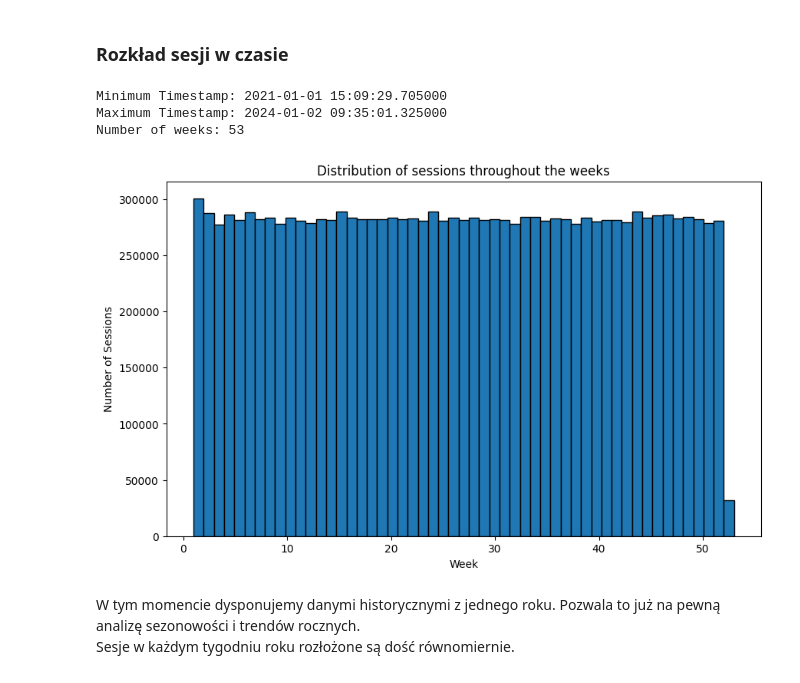
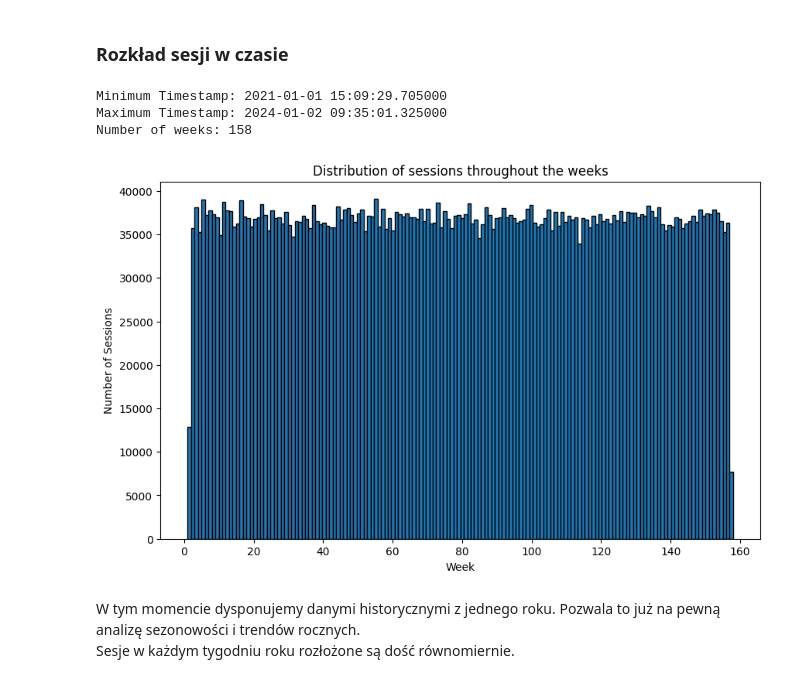
Before and after one commit to Kieru18/Next-Week-s-Top-Tracks, a Jupyter notebook: data_v3_raport .ipynb, the cells around one changed output. Saved outputs shown, nothing was run; the diff lists cells and outputs as text; code cells hidden in the pictures.

Commit message:
Modified week distribution chart

```diff
--- a/data_v3_raport .ipynb
+++ b/data_v3_raport .ipynb
@@ -141,27 +141,32 @@ Rozkład typów zdarzeń jest niemal identyczny z poprzednim.
 ### Rozkład sesji w czasie
 # %%
 sessions['timestamp'] = pd.to_datetime(sessions['timestamp'])
-sessions['week'] = sessions['timestamp'].dt.isocalendar().week
+sessions['week'] = sessions['timestamp'].dt.strftime('%U')
+
+start_date = pd.to_datetime('2020-12-28')
+
+sessions['week'] = (sessions['timestamp'] - start_date).dt.days // 7
+sessions['week'] = sessions['week'] + 1
 
 min_timestamp = sessions['timestamp'].min()
 max_timestamp = sessions['timestamp'].max()
 
 print(f"Minimum Timestamp: {min_timestamp}")
 print(f"Maximum Timestamp: {max_timestamp}")
 
 print(f"Number of weeks: {max(sessions['week']) - min(sessions['week']) + 1}")
 
 plt.figure(figsize=(10, 6))
 plt.hist(sessions['week'], bins=max(sessions['week']) - min(sessions['week']) + 1, edgecolor='black')
 plt.title('Distribution of sessions throughout the weeks')
 plt.xlabel('Week')
 plt.ylabel('Number of Sessions')
 plt.show()
 # %% [output]
 Minimum Timestamp: 2021-01-01 15:09:29.705000
 Maximum Timestamp: 2024-01-02 09:35:01.325000
-Number of weeks: 53
+Number of weeks: 158
-[figure, old version]
+[figure, new version]
 # %% [markdown]
 W tym momencie dysponujemy danymi historycznymi z jednego roku. Pozwala to już na pewną analizę sezonowości i trendów rocznych. <br>
 Sesje w każdym tygodniu roku rozłożone są dość równomiernie.
```
Also changed, not shown: parts of 5 cells of this notebook, 1 other file.
